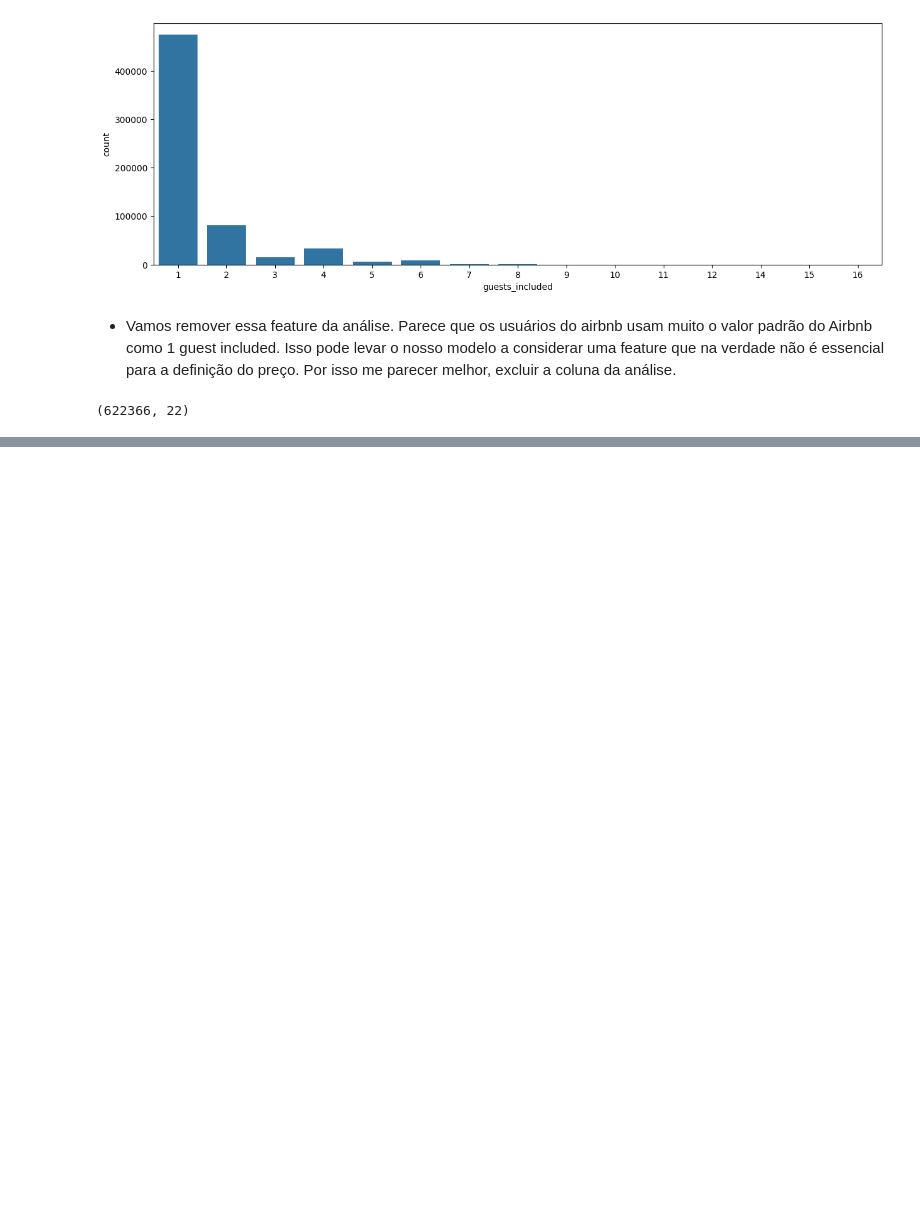
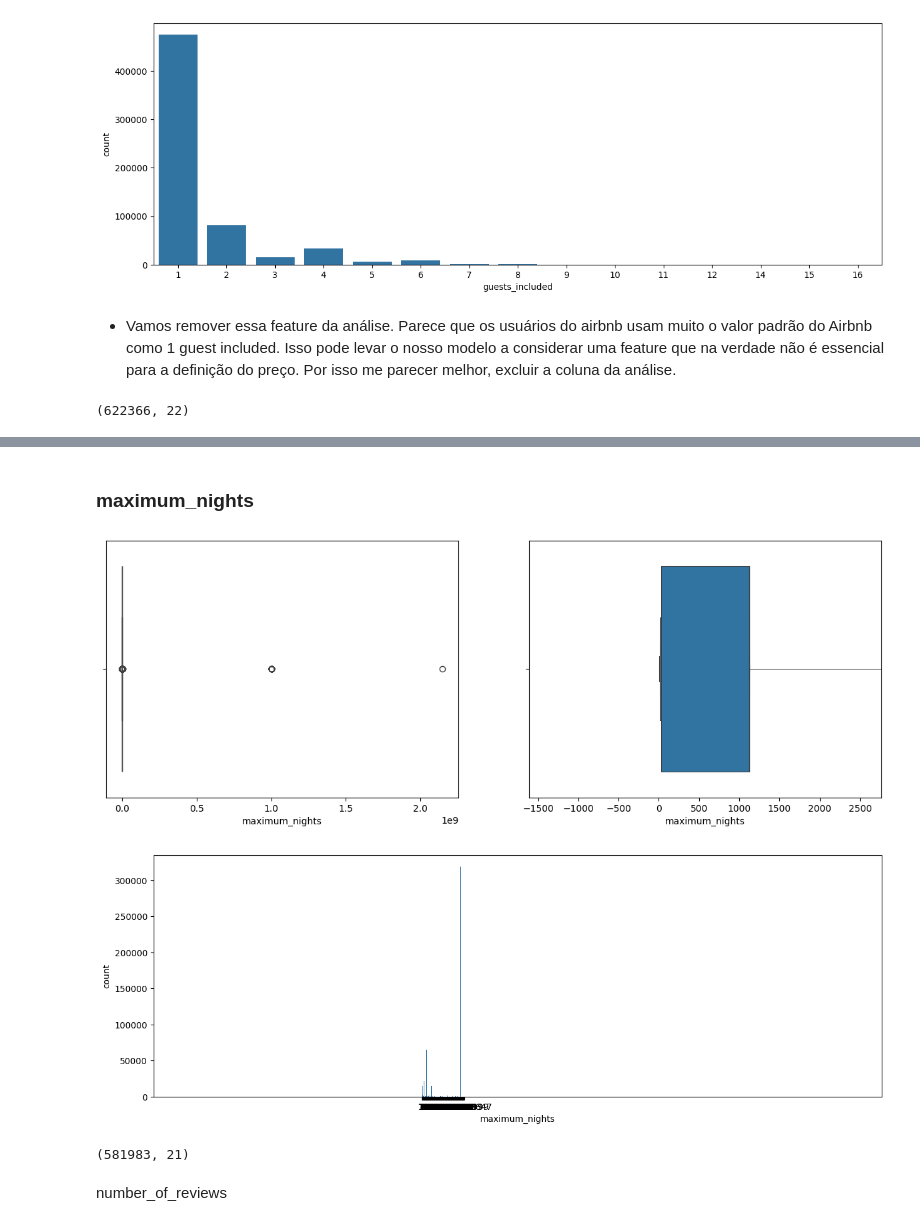
Before and after one commit to guilhermeluizcosta/Projeto-CienciaDeDados, a Jupyter notebook: Projeto.ipynb, the cells around one changed output, grey strips where cells are left out. Drawn from its saved outputs; the diff is of its cells as text; code cells hidden in the pictures; blank space fills up the shorter version.

```diff
--- a/Projeto.ipynb
+++ b/Projeto.ipynb
@@ -379,0 +389,15 @@ number_of_reviews
+# %% [markdown]
+### maximum_nights
+# %%
+diagramaCaixa(base_airbnb['maximum_nights'])
+graficoBarra(base_airbnb['maximum_nights'])
+# %% [output]
+[figure, added]
+[figure, added]
+# %%
+base_airbnb = base_airbnb.drop('maximum_nights', axis=1)
+base_airbnb.shape
+# %% [output]
+(581983, 21)
+# %% [markdown]
+number_of_reviews
```
Also changed, not shown: parts of 4 cells of this notebook.
